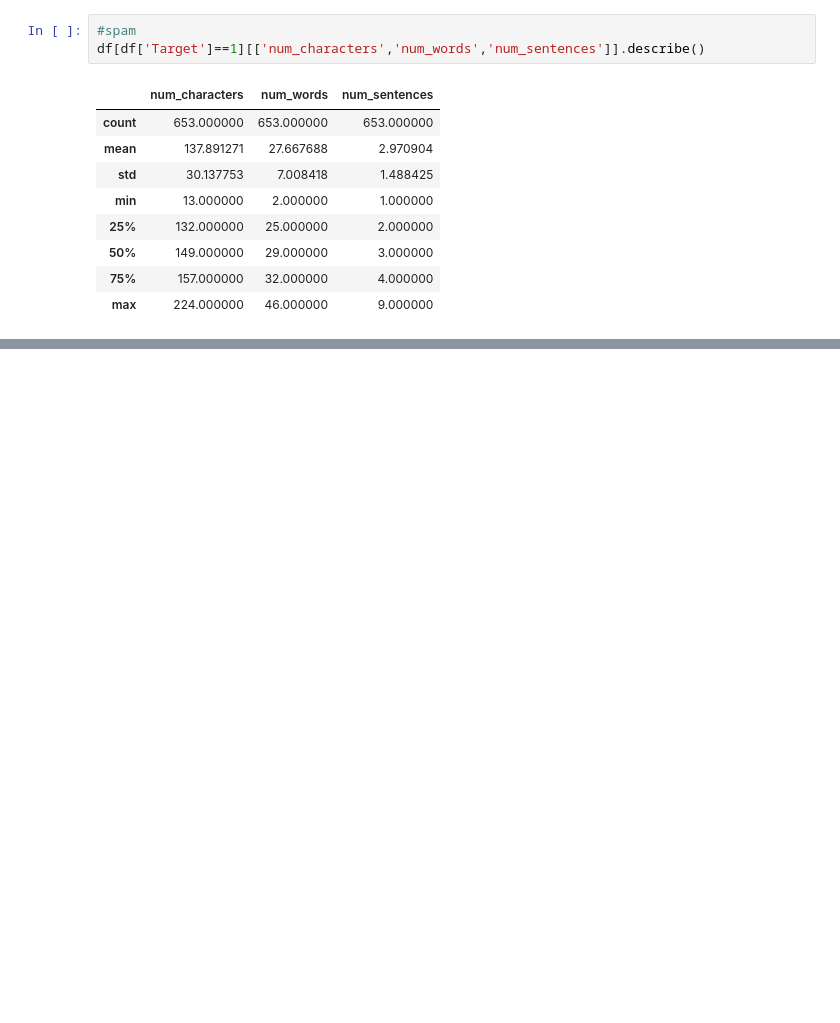
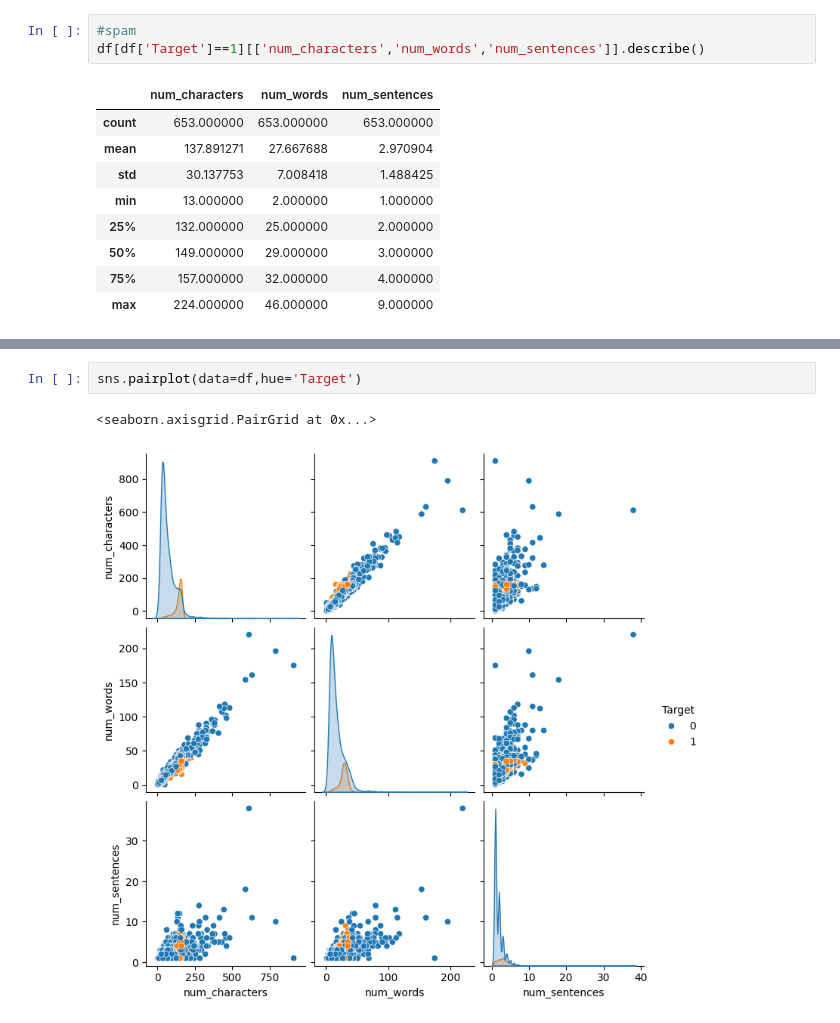
Before and after one commit to Ashish570raj/SMS-or-Email-Spam-Classifier, a Jupyter notebook: classifirer.ipynb, the cells around one changed output, grey strips where cells are left out. Saved outputs shown, nothing was run; the diff lists cells and outputs as text; blank space fills up the shorter version.

```diff
--- a/classifirer.ipynb
+++ b/classifirer.ipynb
@@ -257,0 +276,5 @@ df[df['Target']==1][['num_characters','num_words','num_sentences']].describe()
+# %%
+sns.pairplot(data=df,hue='Target')
+# %% [output]
+<seaborn.axisgrid.PairGrid at 0x...>
+[figure, added]
```
Also changed, not shown: parts of 6 cells of this notebook.
